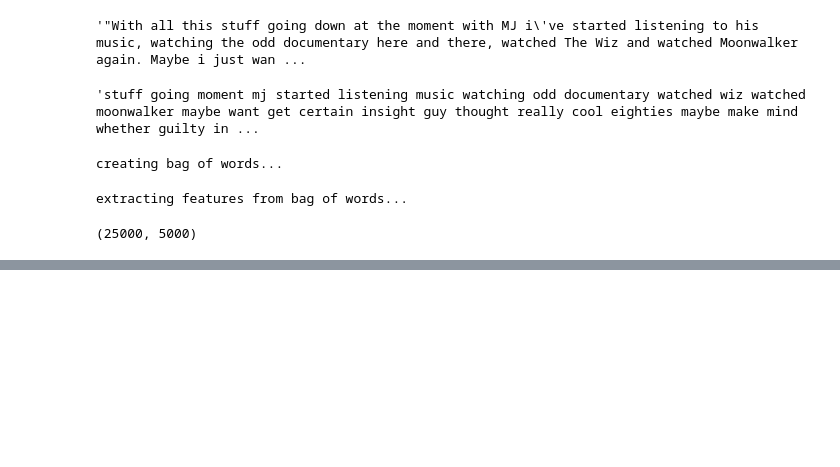
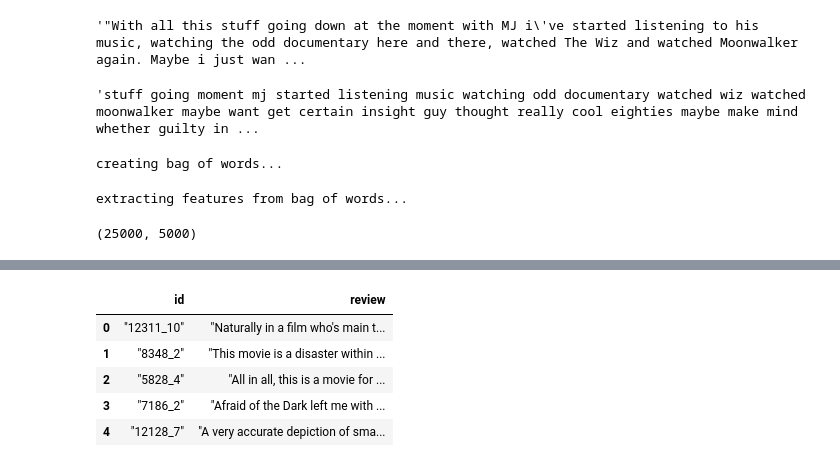
Before and after one commit to ShreyaGupta08/Movie-Reviewer-using-Word2Vec, a Jupyter notebook: Review Classifier.ipynb, the cells around one changed output, grey strips where cells are left out. Saved outputs shown, nothing was run; the diff lists cells and outputs as text; code cells hidden in the pictures; blank space fills up the shorter version.

```diff
--- a/Review Classifier.ipynb
+++ b/Review Classifier.ipynb
@@ -105,0 +176,9 @@ dist.shape
+# %%
+test_data.head()
+# %% [output]
+|  | id | review |
+| 0 | "12311_10" | "Naturally in a film who's main t... |
+| 1 | "8348_2" | "This movie is a disaster within ... |
+| 2 | "5828_4" | "All in all, this is a movie for ... |
+| 3 | "7186_2" | "Afraid of the Dark left me with ... |
+| 4 | "12128_7" | "A very accurate depiction of sma... |
```
Also changed, not shown: parts of 7 cells of this notebook, 1 other file.
